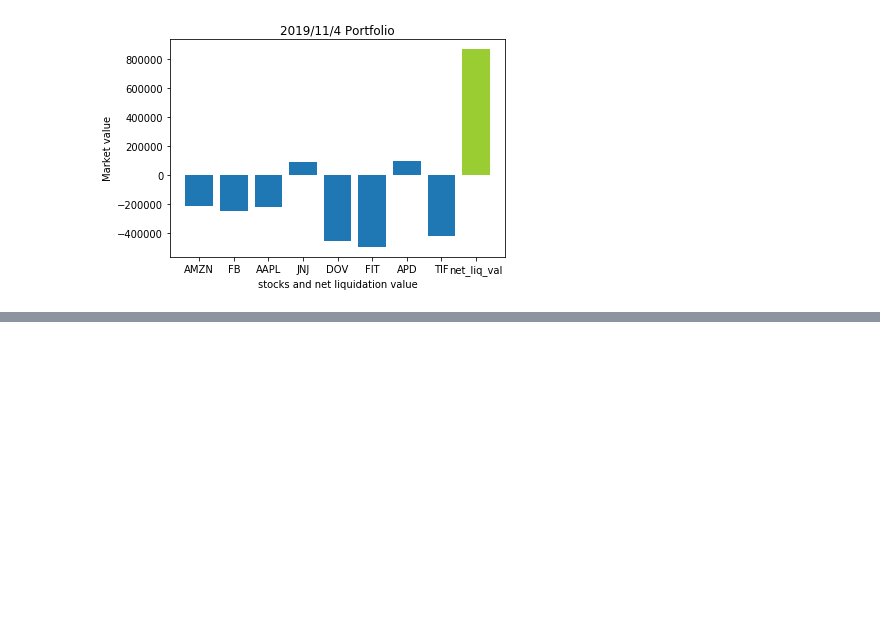
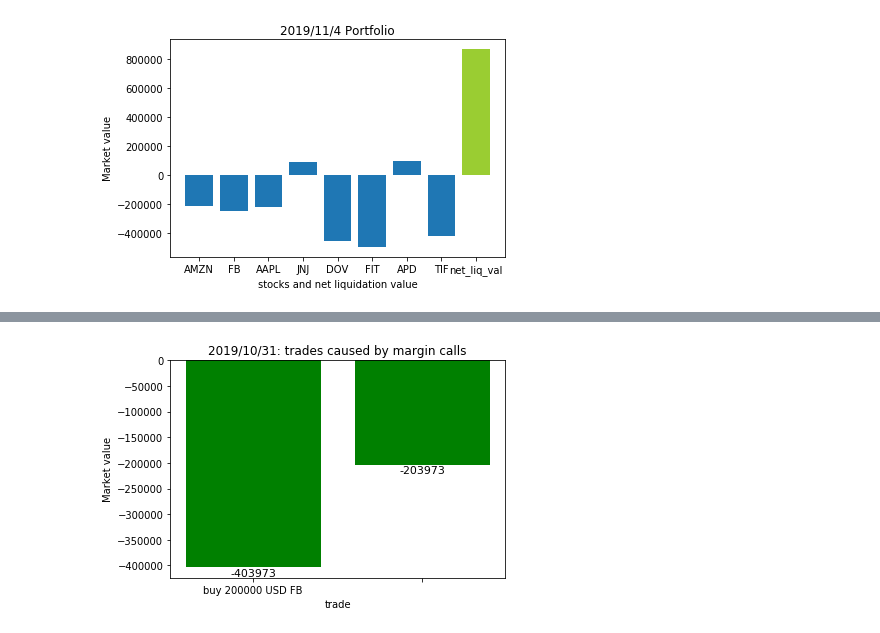
Before and after one commit to ZiyueNie/FM, a Jupyter notebook: src/margin_call.ipynb, the cells around one changed output, grey strips where cells are left out. Cells and saved outputs as stored; diff of their text form; code cells hidden in the pictures; blank space fills up the shorter version.

```diff
--- a/src/margin_call.ipynb
+++ b/src/margin_call.ipynb
@@ -124,0 +160,11 @@ ValueError: ignored
+# %%
+D1=[-403973,-403973+200000]
+plt.bar(range(len(D1)), D1 ,tick_label=['buy 200000 USD FB',''],facecolor = 'green')
+for a,b in zip(range(len(D1)), D1):
+ plt.text(a, b-20000, '%.0f' % b, ha='center', va= 'bottom',fontsize=11)
+plt.xlabel("trade")
+plt.ylabel("Market value")
+plt.title("2019/10/31: trades caused by margin calls")
+plt.show()
+# %% [output]
+[figure, added]
```
Also changed, not shown: parts of 14 cells of this notebook.
